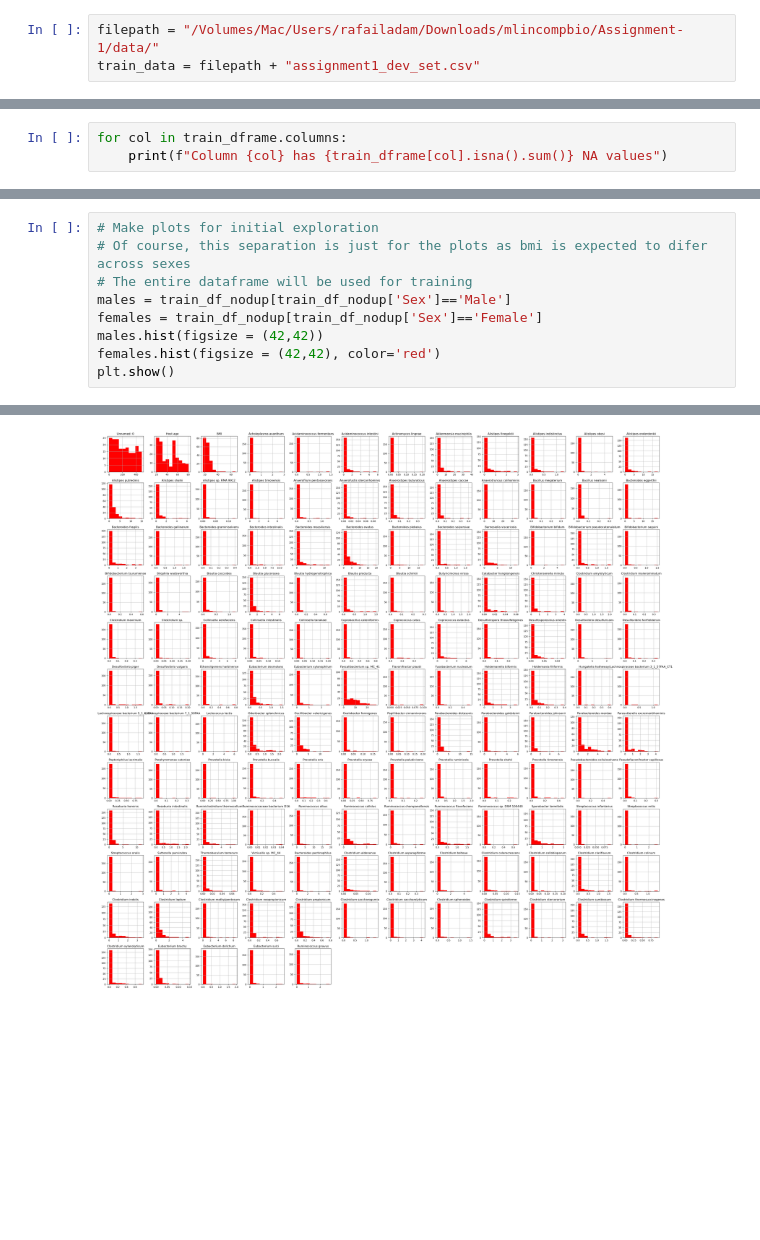
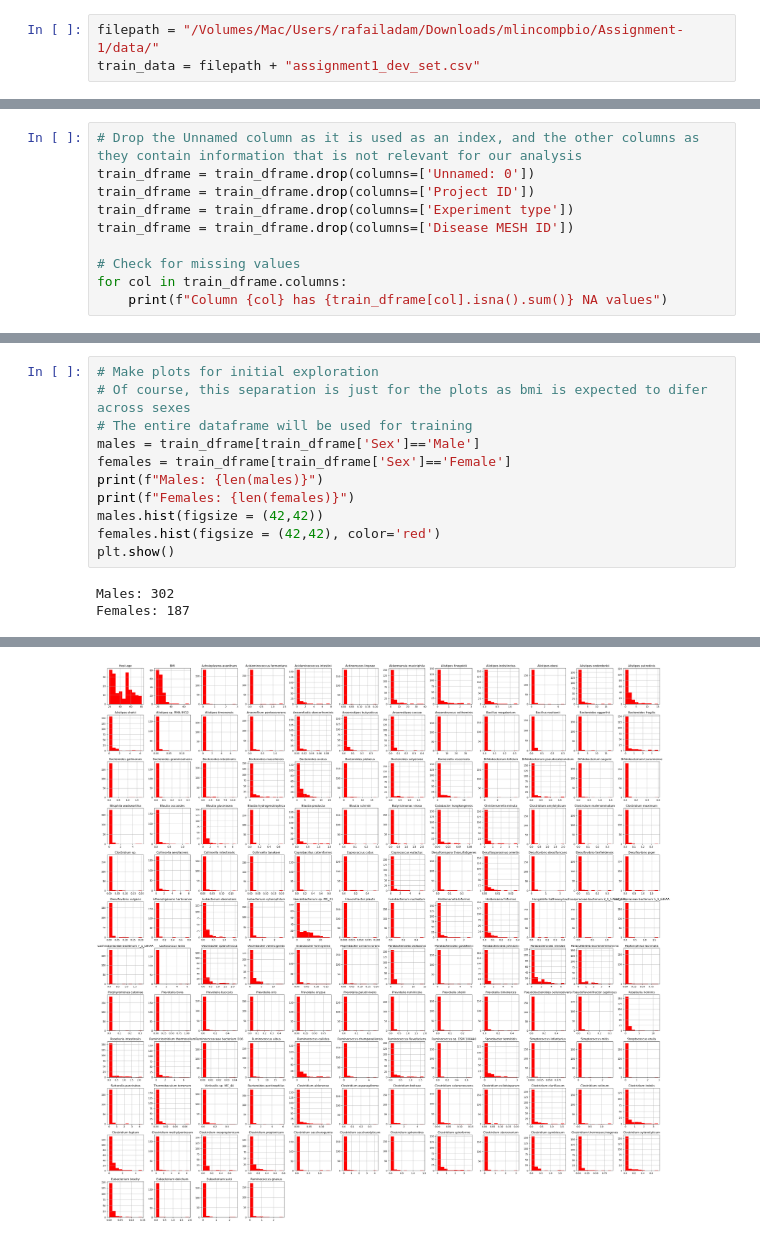
Before and after one commit to RafailTn/Assignment-1, a Jupyter notebook: notebooks/data_exploration.ipynb, the cells around one changed output, grey strips where cells are left out. Cells and saved outputs as stored; diff of their text form; blank space fills up the shorter version.

Commit message:
Preprocessing and exploratory plots

```diff
--- a/notebooks/data_exploration.ipynb
+++ b/notebooks/data_exploration.ipynb
@@ -30,4 +40,11 @@ max             2.478070             6.752840
 # %%
+# Drop the Unnamed column as it is used as an index, and the other columns as they contain information that is not relevant for our analysis
+train_dframe = train_dframe.drop(columns=['Unnamed: 0'])
+train_dframe = train_dframe.drop(columns=['Project ID'])
+train_dframe = train_dframe.drop(columns=['Experiment type'])
+train_dframe = train_dframe.drop(columns=['Disease MESH ID'])
+
+# Check for missing values
 for col in train_dframe.columns:
     print(f"Column {col} has {train_dframe[col].isna().sum()} NA values")
 # %% [output]
@@ -59,9 +77,13 @@ Duplicates = 0
 # Make plots for initial exploration
 # Of course, this separation is just for the plots as bmi is expected to difer across sexes
 # The entire dataframe will be used for training
-males = train_df_nodup[train_df_nodup['Sex']=='Male']
-females = train_df_nodup[train_df_nodup['Sex']=='Female']
+males = train_dframe[train_dframe['Sex']=='Male']
+females = train_dframe[train_dframe['Sex']=='Female']
+print(f"Males: {len(males)}")
+print(f"Females: {len(females)}")
 males.hist(figsize = (42,42))
 females.hist(figsize = (42,42), color='red')
 plt.show()
 # %% [output]
+Males: 302
+Females: 187
@@ -69 +91 @@ plt.show()
-[figure, old version]
+[figure, new version]
```
Also changed, not shown: parts of 18 cells of this notebook, 6 other files.
